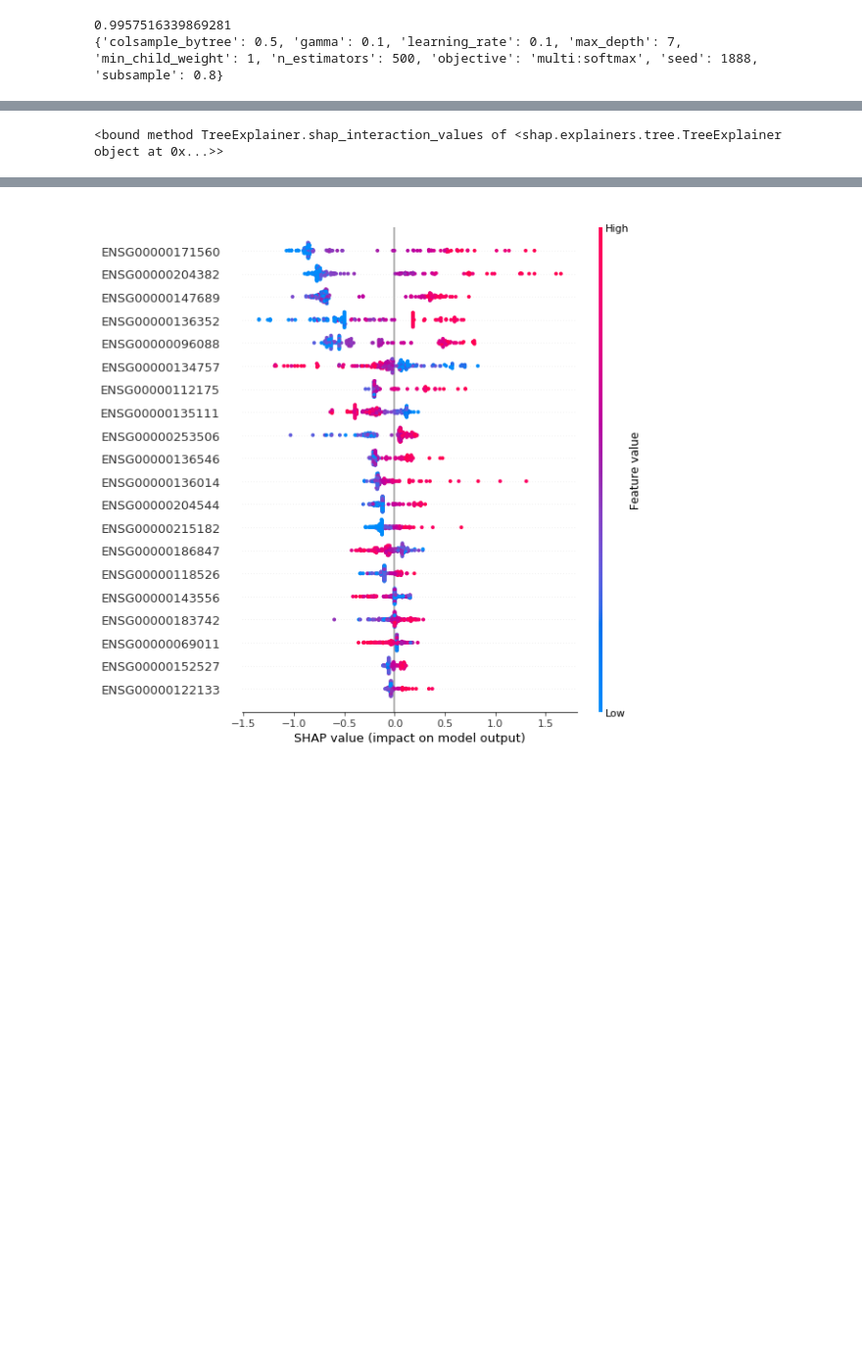
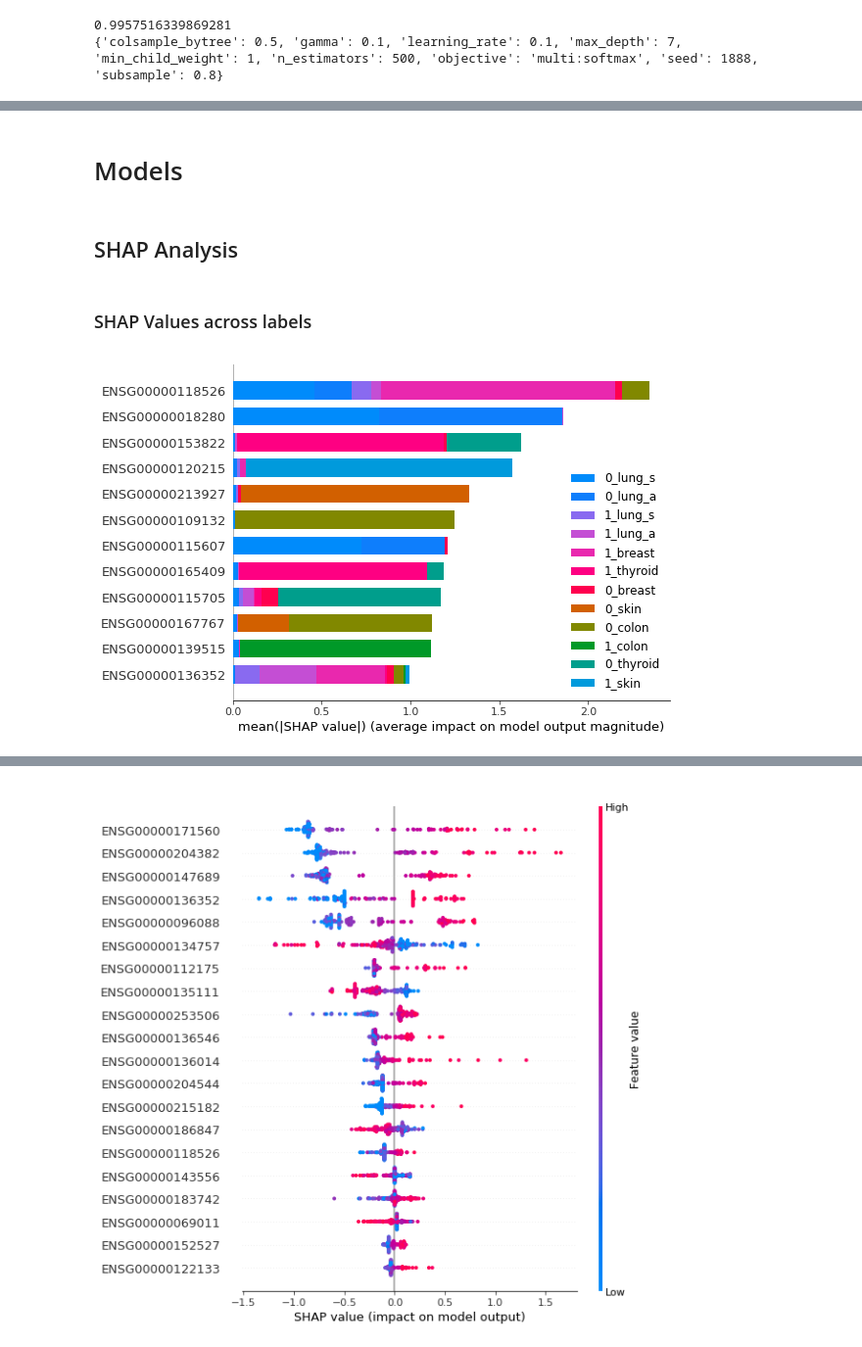
Before and after one commit to mikesamir/oncological_gene_expression_analysis, a Jupyter notebook: 1_XGBoost.ipynb, the cells around one changed output, grey strips where cells are left out. Shown at 98% size. Cells and saved outputs as stored; diff of their text form; code cells hidden in the pictures; blank space fills up the shorter version.

```diff
--- a/1_XGBoost.ipynb
+++ b/1_XGBoost.ipynb
@@ -297,4 +452,0 @@ print(result)
-# %%
-ENSG00000115705
-# %% [output]
-<bound method TreeExplainer.shap_interaction_values of <shap.explainers.tree.TreeExplainer object at 0x...>>
@@ -303 +453,13 @@ ENSG00000118526
+# %% [markdown]
+# Models
+# %% [markdown]
+## SHAP Analysis
+# %% [markdown]
+### SHAP Values across labels
+# %%
+explainer = shap.TreeExplainer(loaded_model)
+shap_values = explainer.shap_values(X_test, tree_limit = -1)
+shap.summary_plot(shap_values, X_test, plot_type="dot", class_names = loaded_model.classes_, max_display=12, layered_violin_max_num_bins=40)
+# %% [output]
+[figure, added]
 # %%
```
Also changed, not shown: parts of 47 cells of this notebook, 9 other files.
